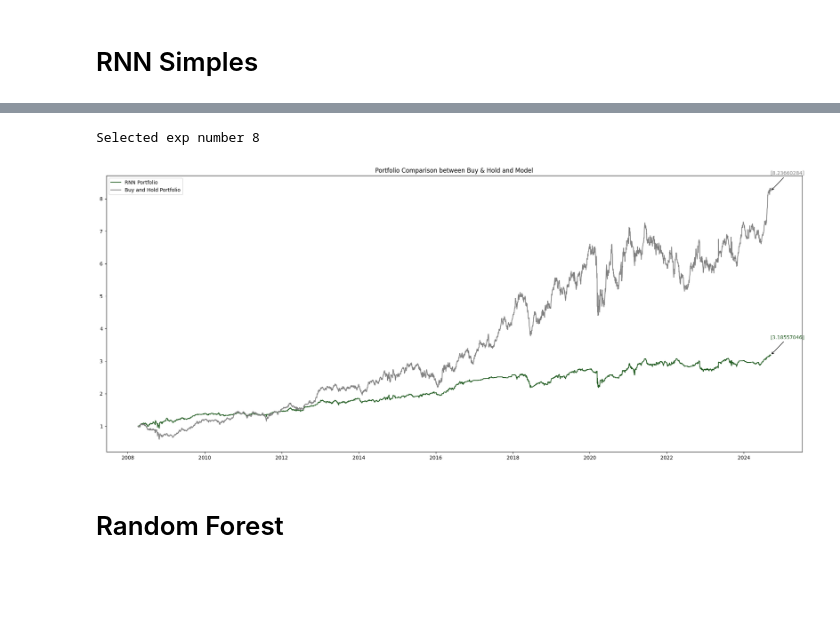
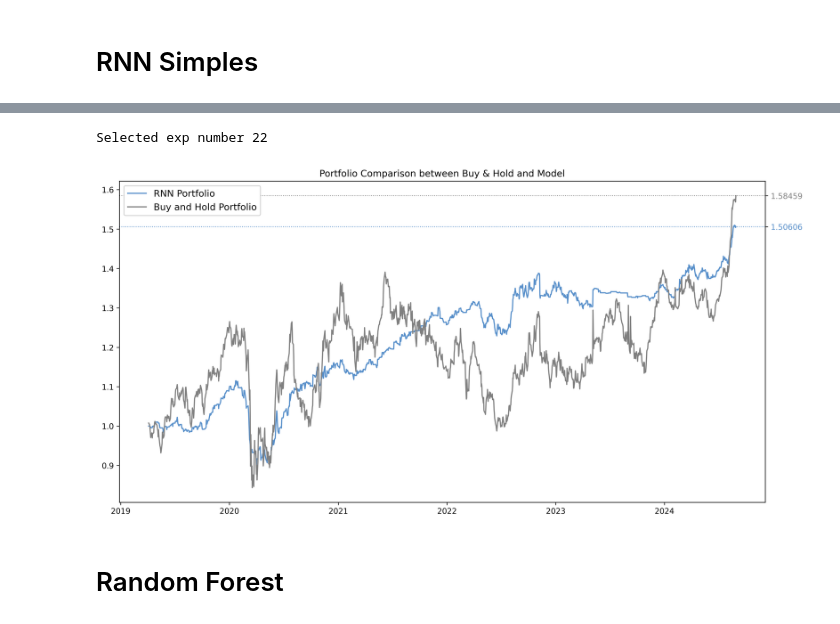
Before and after one commit to lhckb/tcc, a Jupyter notebook: 2_model_training.ipynb, the cells around one changed output, grey strips where cells are left out. Drawn from its saved outputs; the diff is of its cells as text; code cells hidden in the pictures; blank space fills up the shorter version.

Commit message:
update charts; rerun with smaller time span

```diff
--- a/2_model_training.ipynb
+++ b/2_model_training.ipynb
@@ -98,11 +97,11 @@ for train_index, test_index in cv.split(df["Return_abev3"]):
     tests.append(X_test)
     trains.append(X_train)
 
-    if count in range(5):
+    if count <= 25 and count % 5 == 0:
         plt.figure(figsize=(10, 4))
-        plt.plot(df.index, df["Return_abev3"], 'b-', label = 'actual')
-        plt.plot(X_test.index, X_test, 'ro', label = 'testing')
-        plt.plot(X_train.index, X_train, 'yo', label = 'training')
+        plt.plot(df.index, df["Return_abev3"], 'b-', label = 'Retornos ABEV3')
+        plt.plot(X_test.index, X_test, 'r-', label = 'Teste')
+        plt.plot(X_train.index, X_train, 'y-', label = 'Treino')
         plt.legend()
         plt.plot()
 
@@ -735,15 +789,15 @@ else:
 # %%
 best_results_rnn_1, cuml_perf_rnn_1, max_sharpe_rnn_1, best_exp_idx_rnn = find_best_experiment(results_rnn_1, daily_returns)
 
 plot_many_returns_series(
     [cuml_perf_rnn_1, buy_and_hold1],
     ["RNN Portfolio", "Buy and Hold Portfolio"],
     daily_returns.index,
-    colors=[model_colors["RNN"], model_colors["B&H"]]
+    colors=[model_colors["RNR"], model_colors["B&H"]]
 )
 # %% [output]
-Selected exp number 8
+Selected exp number 22
-[figure, old version]
+[figure, new version]
 # %% [markdown]
 # Random Forest
 # %%
```
Also changed, not shown: parts of 23 cells of this notebook, 11 other files.
